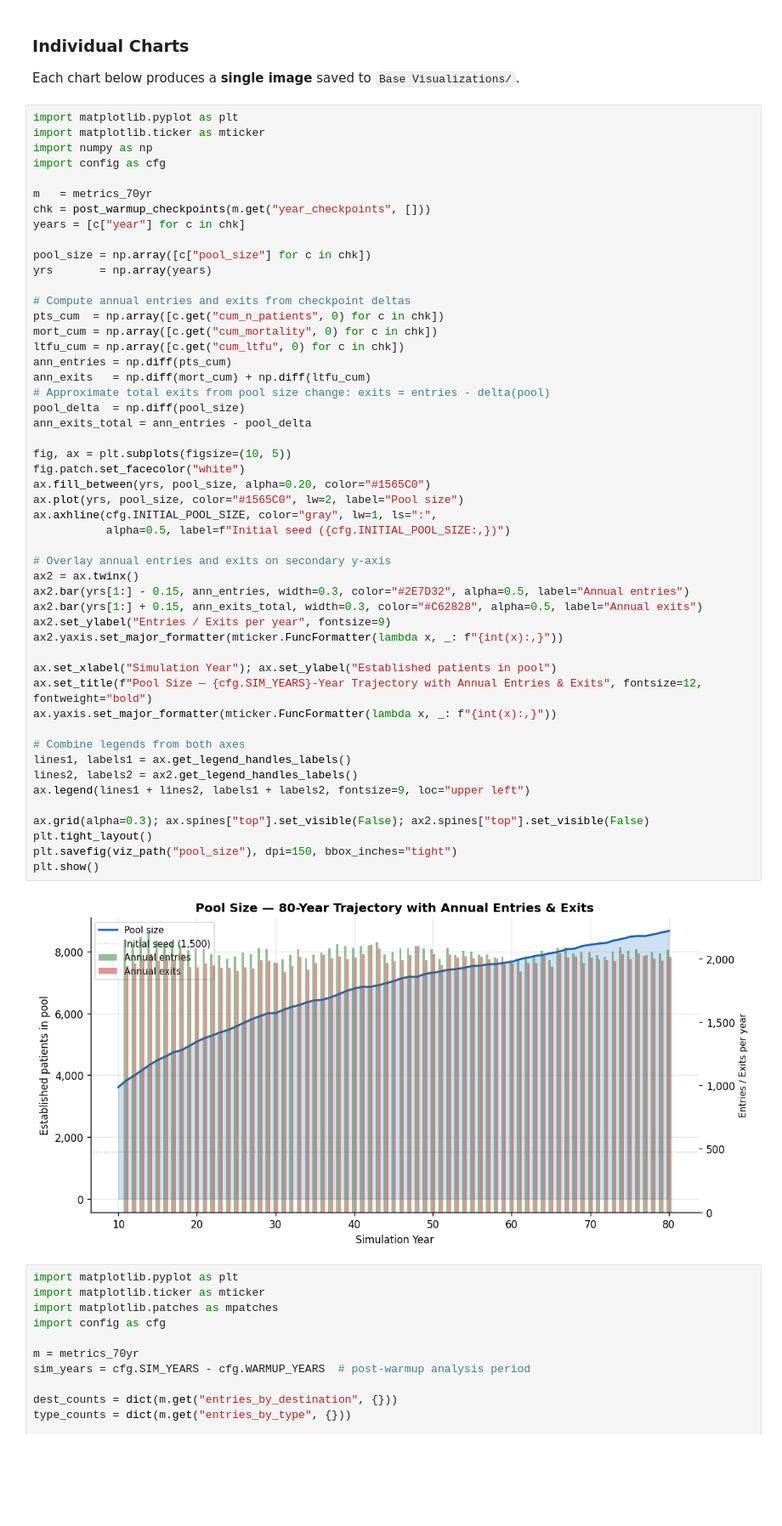
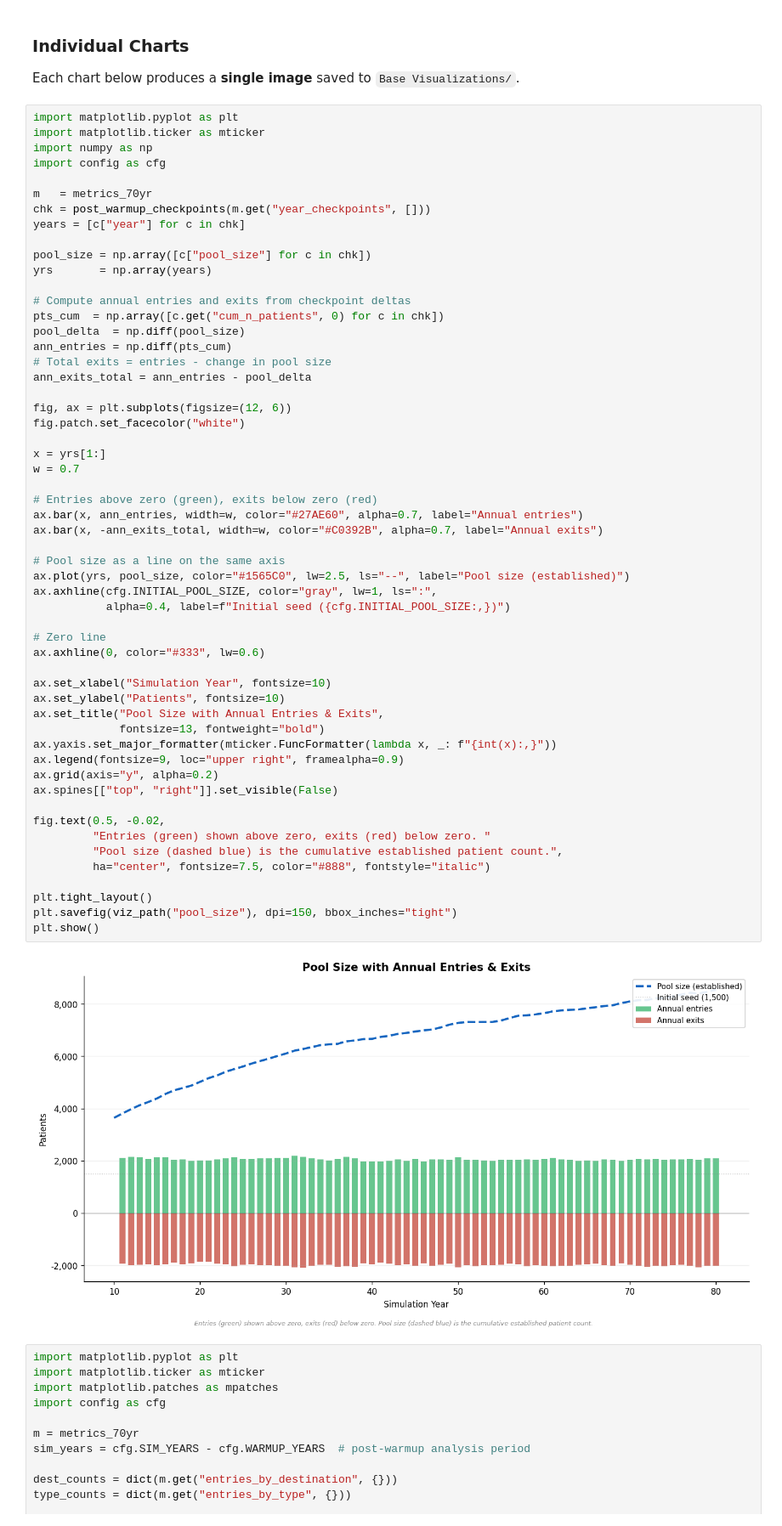
Before and after one commit to ap4509-columbia/NYP, a Jupyter notebook: notebooks/simulation.ipynb, the cells around one changed output. Shown at 85% size. Saved outputs shown, nothing was run; the diff lists cells and outputs as text; blank space fills up the shorter version.

```diff
--- a/notebooks/simulation.ipynb
+++ b/notebooks/simulation.ipynb
@@ -1454,55 +1452,60 @@ Each chart below produces a **single image** saved to `Base Visualizations/`.
 # %%
 import matplotlib.pyplot as plt
 import matplotlib.ticker as mticker
 import numpy as np
 import config as cfg
 
 m   = metrics_70yr
 chk = post_warmup_checkpoints(m.get("year_checkpoints", []))
 years = [c["year"] for c in chk]
 
 pool_size = np.array([c["pool_size"] for c in chk])
 yrs       = np.array(years)
 
 # Compute annual entries and exits from checkpoint deltas
 pts_cum  = np.array([c.get("cum_n_patients", 0) for c in chk])
-mort_cum = np.array([c.get("cum_mortality", 0) for c in chk])
-ltfu_cum = np.array([c.get("cum_ltfu", 0) for c in chk])
+pool_delta  = np.diff(pool_size)
 ann_entries = np.diff(pts_cum)
-ann_exits   = np.diff(mort_cum) + np.diff(ltfu_cum)
-# Approximate total exits from pool size change: exits = entries - delta(pool)
-pool_delta  = np.diff(pool_size)
+# Total exits = entries - change in pool size
 ann_exits_total = ann_entries - pool_delta
 
-fig, ax = plt.subplots(figsize=(10, 5))
+fig, ax = plt.subplots(figsize=(12, 6))
 fig.patch.set_facecolor("white")
-ax.fill_between(yrs, pool_size, alpha=0.20, color="#1565C0")
-ax.plot(yrs, pool_size, color="#1565C0", lw=2, label="Pool size")
+
+x = yrs[1:]
+w = 0.7
+
+# Entries above zero (green), exits below zero (red)
+ax.bar(x, ann_entries, width=w, color="#27AE60", alpha=0.7, label="Annual entries")
+ax.bar(x, -ann_exits_total, width=w, color="#C0392B", alpha=0.7, label="Annual exits")
+
+# Pool size as a line on the same axis
+ax.plot(yrs, pool_size, color="#1565C0", lw=2.5, ls="--", label="Pool size (established)")
 ax.axhline(cfg.INITIAL_POOL_SIZE, color="gray", lw=1, ls=":",
-           alpha=0.5, label=f"Initial seed ({cfg.INITIAL_POOL_SIZE:,})")
+           alpha=0.4, label=f"Initial seed ({cfg.INITIAL_POOL_SIZE:,})")
 
-# Overlay annual entries and exits on secondary y-axis
-ax2 = ax.twinx()
-ax2.bar(yrs[1:] - 0.15, ann_entries, width=0.3, color="#2E7D32", alpha=0.5, label="Annual entries")
-ax2.bar(yrs[1:] + 0.15, ann_exits_total, width=0.3, color="#C62828", alpha=0.5, label="Annual exits")
-ax2.set_ylabel("Entries / Exits per year", fontsize=9)
-ax2.yaxis.set_major_formatter(mticker.FuncFormatter(lambda x, _: f"{int(x):,}"))
+# Zero line
+ax.axhline(0, color="#333", lw=0.6)
 
-ax.set_xlabel("Simulation Year"); ax.set_ylabel("Established patients in pool")
-ax.set_title(f"Pool Size — {cfg.SIM_YEARS}-Year Trajectory with Annual Entries & Exits", fontsize=12, fontweight="bold")
+ax.set_xlabel("Simulation Year", fontsize=10)
+ax.set_ylabel("Patients", fontsize=10)
+ax.set_title("Pool Size with Annual Entries & Exits",
+             fontsize=13, fontweight="bold")
 ax.yaxis.set_major_formatter(mticker.FuncFormatter(lambda x, _: f"{int(x):,}"))
+ax.legend(fontsize=9, loc="upper right", framealpha=0.9)
+ax.grid(axis="y", alpha=0.2)
+ax.spines[["top", "right"]].set_visible(False)
 
-# Combine legends from both axes
-lines1, labels1 = ax.get_legend_handles_labels()
-lines2, labels2 = ax2.get_legend_handles_labels()
-ax.legend(lines1 + lines2, labels1 + labels2, fontsize=9, loc="upper left")
+fig.text(0.5, -0.02,
+         "Entries (green) shown above zero, exits (red) below zero. "
+         "Pool size (dashed blue) is the cumulative established patient count.",
+         ha="center", fontsize=7.5, color="#888", fontstyle="italic")
 
-ax.grid(alpha=0.3); ax.spines["top"].set_visible(False); ax2.spines["top"].set_visible(False)
 plt.tight_layout()
 plt.savefig(viz_path("pool_size"), dpi=150, bbox_inches="tight")
 plt.show()
 # %% [output]
-[figure, old version]
+[figure, new version]
 # %%
 import matplotlib.pyplot as plt
 import matplotlib.ticker as mticker
```
Also changed, not shown: parts of 25 cells of this notebook, 28 other files.
